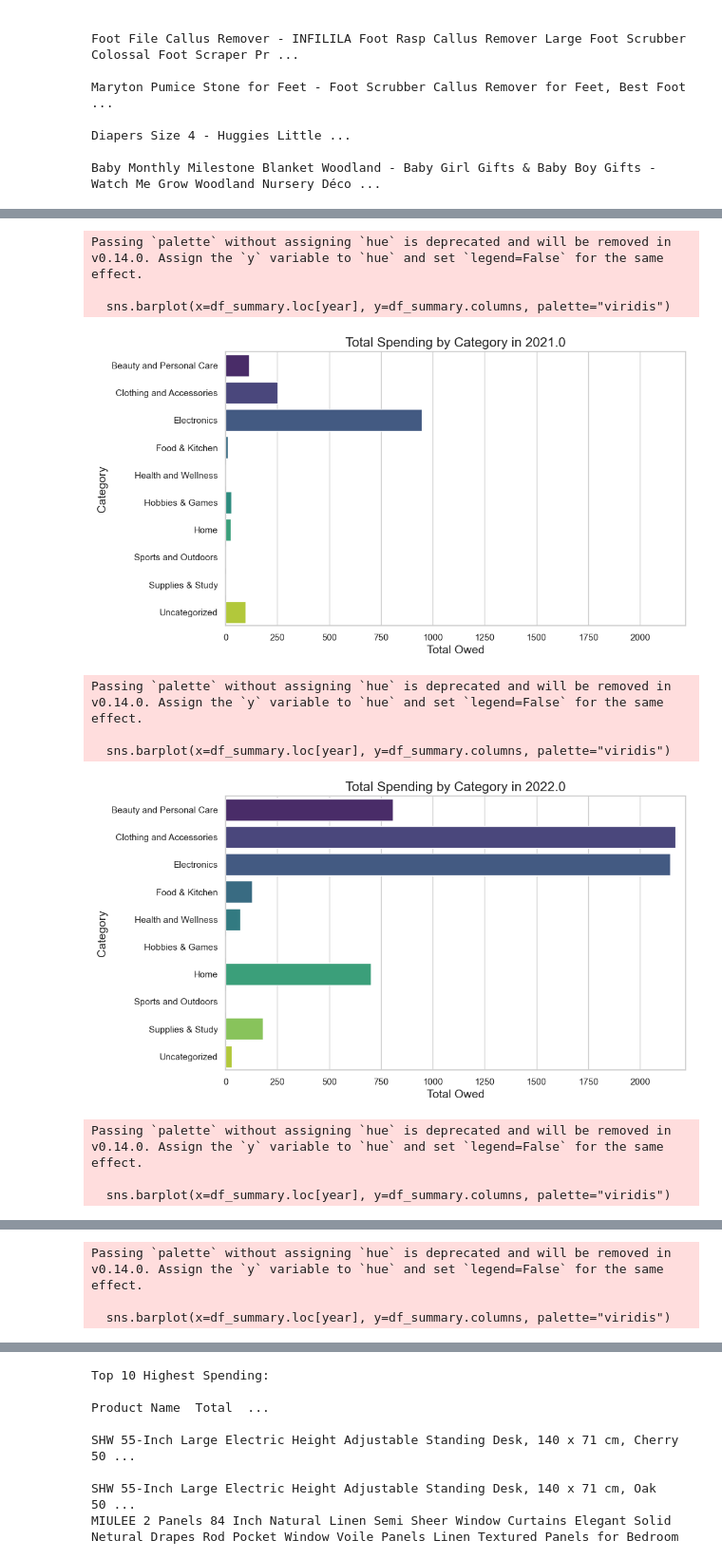
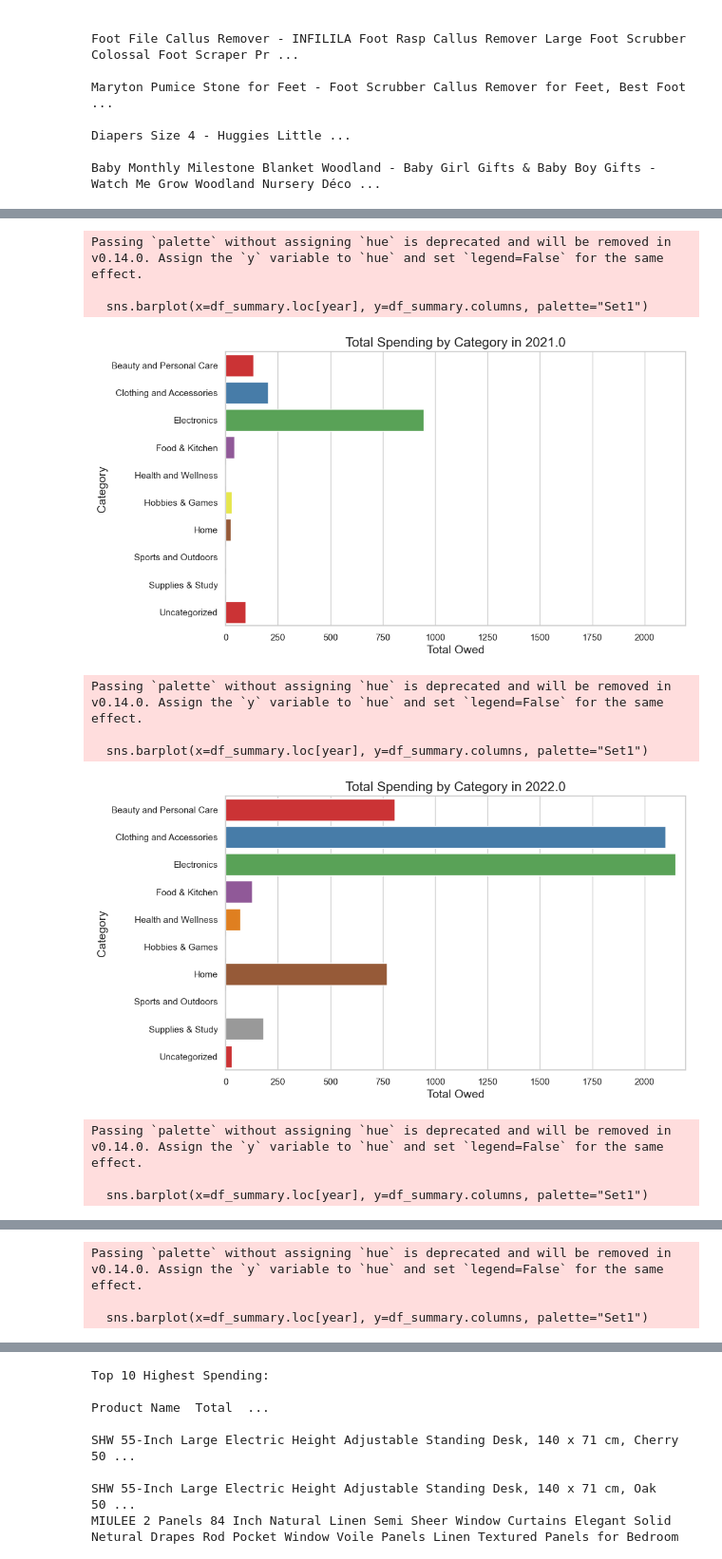
Before and after one commit to Jodi22K/Amazon-Spending-Analytics, a Jupyter notebook: Amazon.ipynb, the cells around one changed output, grey strips where cells are left out. Shown at 95% size. Saved outputs shown, nothing was run; the diff lists cells and outputs as text; code cells hidden in the pictures.

```diff
--- a/Amazon.ipynb
+++ b/Amazon.ipynb
@@ -163,11 +167,11 @@ categories = {
                    'television', 'power','cord', 'smartwatch', 'led', 'kitchen system', 'stylus','blender', 'processor', 'remote'],
     'Supplies & Study': ['desk', 'book', 'markers','exam', 'note'],
     'Clothing and Accessories': ['coat', 'costume', 'case','shirt', 'rings','pant', 'leather', 'cotton', 'dress', 'jeans', 'vest', 'leggings','swimsuit', 'necklace'
-                                 'girls','girl','boy','mens', 'boots','bra', 'hat', 'bag', 'belt', 'boys','unisex','socks','silver','scarf','hypoallergenic', 'stainless','chain'],
+                                 'girls','girl','boy','mens', 'boots','bra', 'hat', 'bag', 'belt', 'boys','unisex','socks','silver','scarf','hypoallergenic','chain'],
     'Home': ['home', 'closet', 'rubbing alcohol', 'hangers','dorm','bed', 'curtains', 'furniture', 'sheet', 'aromatherapy', 'shower','bleach',
              'pillow', 'mop', 'cleaning','laundry','towel', 'toilet', 'filter','soap', 'utility','adhesive','wall safe', 'pin', 'poster'],
     'Food & Kitchen': ['kitchen', '8oz', 'peppermint', 'chai', 'bar', 'paste', 'chocolate','furniture','flour', 'flavour','flavoured', 'dishwasher', 'food','grocery','honey', 'cooking', 'pasta','beans', 'tea','baking','gloves'],
-    'Beauty and Personal Care': ['skincare','powder' ,'patch', 'razor', 'face','oil','butter', 'facial', 'treatment', 'lip', 'tooth', 'skin', 'curl', 'curls', 'hair', 'piercing', 'ear', 'eye', 'conditioner','texturizer', 'cosmetic', 'finish' ,'dye', 'gel',                                 'cleanser','brush','braid','pencil', 'sunscreen','moisturizer','shampooo','spf' 'haircare', 'cosmetics',
+    'Beauty and Personal Care': ['skincare', 'powder', 'patch', 'razor', 'face','oil','butter', 'facial', 'treatment', 'lip', 'tooth', 'skin', 'curl', 'curls', 'hair', 'piercing', 'ear', 'eye', 'conditioner','texturizer', 'cosmetic', 'finish' ,'dye', 'gel',                                 'cleanser','brush','braid','pencil', 'sunscreen','moisturizer','shampooo','spf' 'haircare', 'cosmetics',
                                   'plated', 'foot', 'nails', 'body','deodorant', 'styling', 'hold', 'mousse', 'moisture', 'moisturizer','lotion','shampoo','mist','makeup','make up', 'matte'],
     'Health and Wellness': ['fitness', 'health', 'supplement', 'solution', 'mood', 'strength', 'vitamin', 'capsule', 'workout','active','injury','relief','cream','caps''wrist', 'knee', 'brace'],
     'Hobbies & Games': ['toy', 'game','puzzle','craft','art'],
@@ -243,37 +245,37 @@ df['Year'] = df['Order Date'].dt.year
 # %%
 # Group data by Year, Category, and sum 'Total Owed'
 df_grouped = df.groupby(['Year', 'Month', 'Category'])['Total Owed'].sum().reset_index()
 
 # Now you can create the summary pivoted DataFrame
 df_summary = df_grouped.groupby(['Year', 'Category'])['Total Owed'].sum().unstack().fillna(0)
 
 # Proceed with your plotting code...
 
 
 # Summarize total owed by year and category
 df_summary = df_grouped.groupby(['Year', 'Category'])['Total Owed'].sum().unstack().fillna(0) # type: ignore
 
 # Set the aesthetic style of the plots
 sns.set(style="whitegrid")
 
 # Create a horizontal bar chart for each year
 for year in df_summary.index:
     plt.figure(figsize=(10, 6))
-    sns.barplot(x=df_summary.loc[year], y=df_summary.columns, palette="viridis")
+    sns.barplot(x=df_summary.loc[year], y=df_summary.columns, palette="Set1")
     plt.title(f'Total Spending by Category in {year}', fontsize=16)
     plt.xlabel('Total Owed', fontsize=14)
     plt.ylabel('Category', fontsize=14)
     plt.xlim(0, df_summary.values.max() + 50)  # Adjust x-axis limit
     plt.show()
 # %% [output]
 Passing `palette` without assigning `hue` is deprecated and will be removed in v0.14.0. Assign the `y` variable to `hue` and set `legend=False` for the same effect.
 
-  sns.barplot(x=df_summary.loc[year], y=df_summary.columns, palette="viridis")
+  sns.barplot(x=df_summary.loc[year], y=df_summary.columns, palette="Set1")
-[figure, old version]
+[figure, new version]
 Passing `palette` without assigning `hue` is deprecated and will be removed in v0.14.0. Assign the `y` variable to `hue` and set `legend=False` for the same effect.
 
-  sns.barplot(x=df_summary.loc[year], y=df_summary.columns, palette="viridis")
+  sns.barplot(x=df_summary.loc[year], y=df_summary.columns, palette="Set1")
-[figure, old version]
+[figure, new version]
 Passing `palette` without assigning `hue` is deprecated and will be removed in v0.14.0. Assign the `y` variable to `hue` and set `legend=False` for the same effect.
 
-  sns.barplot(x=df_summary.loc[year], y=df_summary.columns, palette="viridis")
+  sns.barplot(x=df_summary.loc[year], y=df_summary.columns, palette="Set1")
@@ -281,3 +283,3 @@ Passing `palette` without assigning `hue` is deprecated and will be removed in v
 Passing `palette` without assigning `hue` is deprecated and will be removed in v0.14.0. Assign the `y` variable to `hue` and set `legend=False` for the same effect.
 
-  sns.barplot(x=df_summary.loc[year], y=df_summary.columns, palette="viridis")
+  sns.barplot(x=df_summary.loc[year], y=df_summary.columns, palette="Set1")
```
Also changed, not shown: parts of 14 cells of this notebook, 4 other files.
